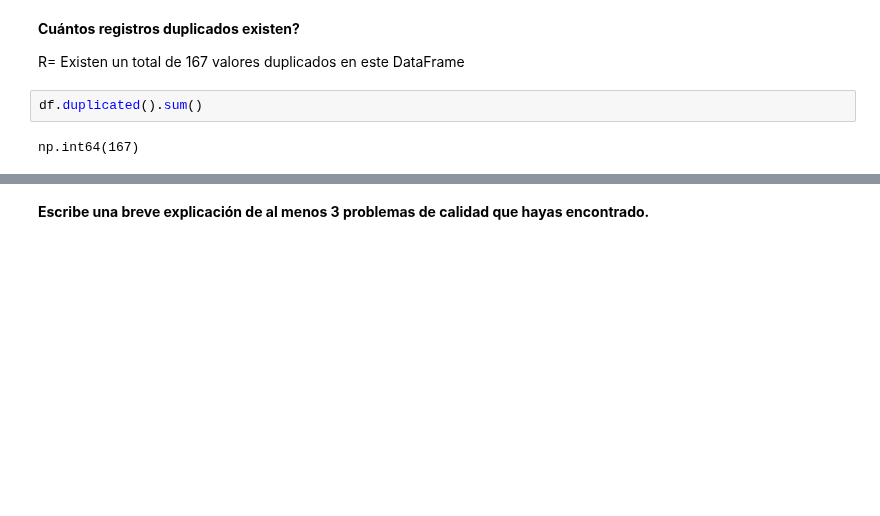
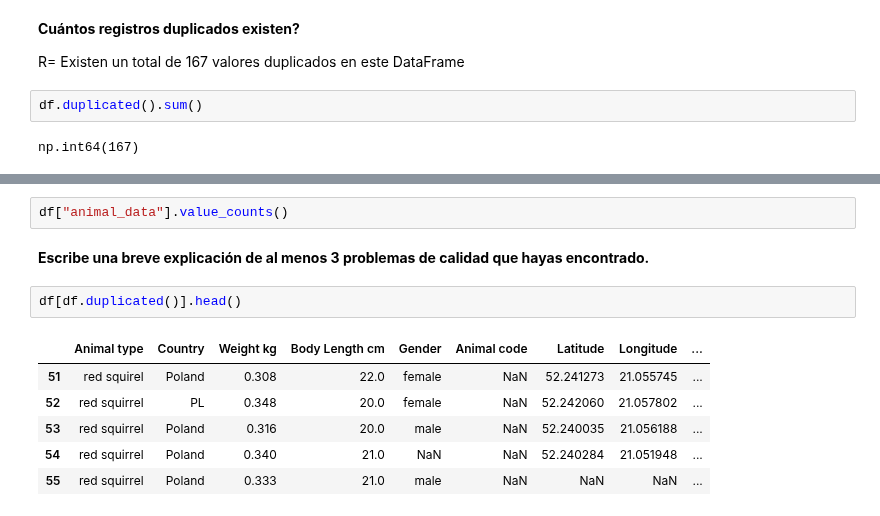
Before and after one commit to juanalvarez2491-web/Entregables-BIT-JuanCarlosAlvarezOchoa, a Jupyter notebook: Actividad_2_Limpieza_y_análisis_de_datos_con_Pandas_+_NumPy.ipynb, the cells around one changed output, grey strips where cells are left out. Saved outputs shown, nothing was run; the diff lists cells and outputs as text; blank space fills up the shorter version.

```diff
--- a/Actividad_2_Limpieza_y_análisis_de_datos_con_Pandas_+_NumPy.ipynb
+++ b/Actividad_2_Limpieza_y_análisis_de_datos_con_Pandas_+_NumPy.ipynb
@@ -85,2 +157,13 @@ np.int64(167)
+# %%
+df["animal_data"].value_counts()
 # %% [markdown]
 **Escribe una breve explicación de al menos 3 problemas de calidad que hayas encontrado.**
+# %%
+df[df.duplicated()].head()
+# %% [output]
+|  | Animal type | Country | Weight kg | Body Length cm | Gender | Animal code | Latitude | Longitude | ... |
+| 51 | red squirel | Poland | 0.308 | 22.0 | female | NaN | 52.241273 | 21.055745 | ... |
+| 52 | red squirrel | PL | 0.348 | 20.0 | female | NaN | 52.242060 | 21.057802 | ... |
+| 53 | red squirrel | Poland | 0.316 | 20.0 | male | NaN | 52.240035 | 21.056188 | ... |
+| 54 | red squirrel | Poland | 0.340 | 21.0 | NaN | NaN | 52.240284 | 21.051948 | ... |
+| 55 | red squirrel | Poland | 0.333 | 21.0 | male | NaN | NaN | NaN | ... |
```
Also changed, not shown: parts of 5 cells of this notebook.
